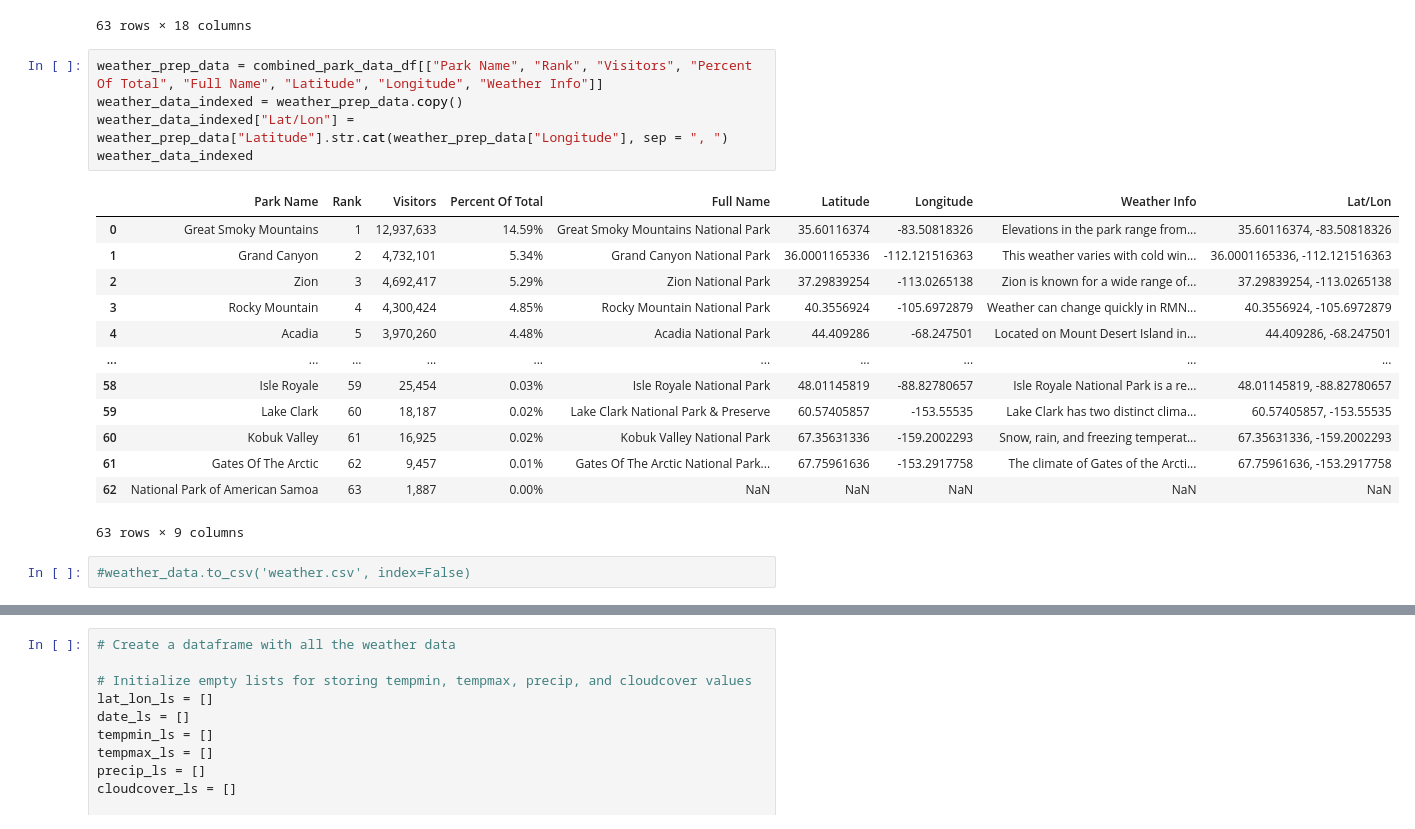
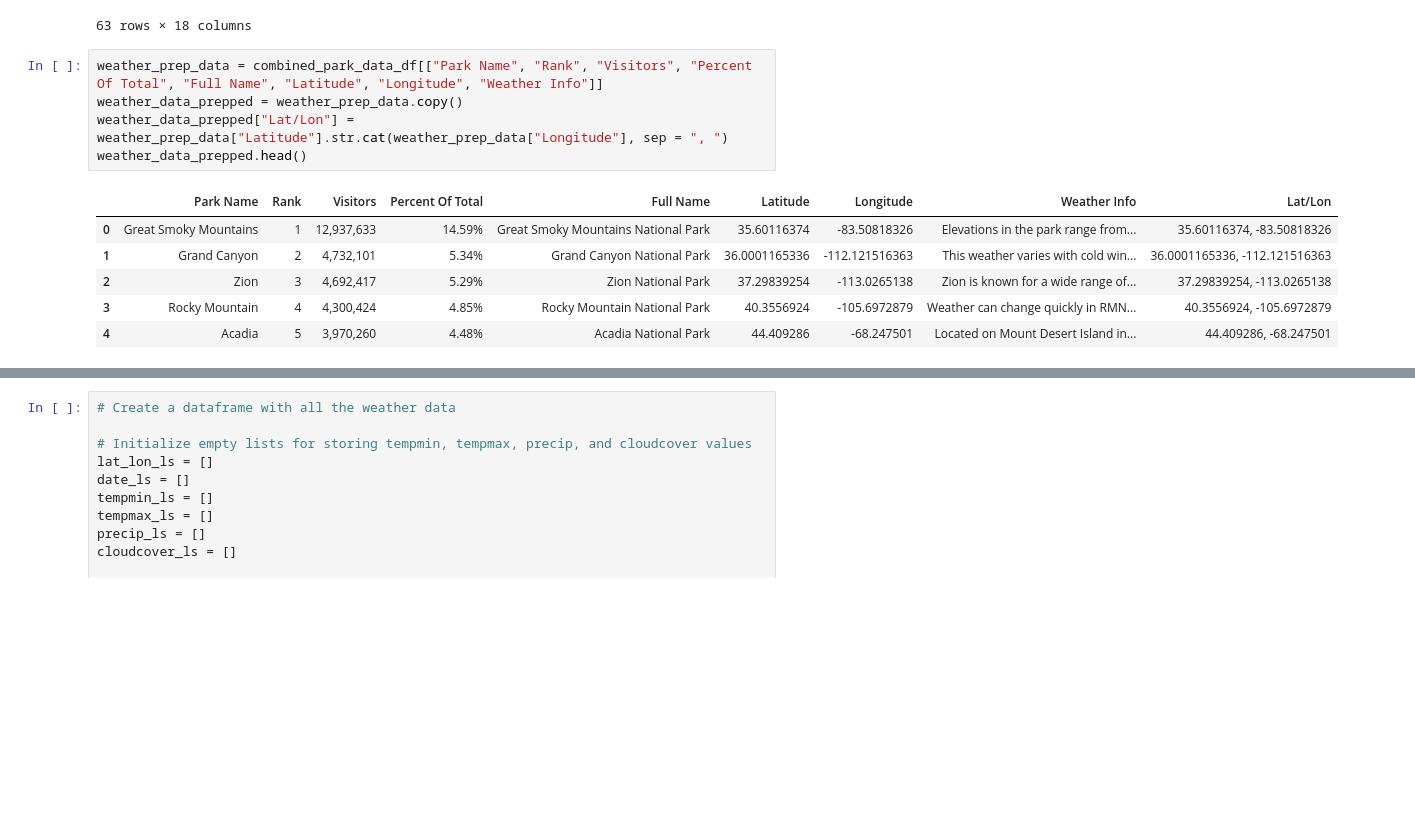
Before and after one commit to JessicaRBailey/Group_CA, a Jupyter notebook: Park_weather/weather.ipynb, the cells around one changed output, grey strips where cells are left out. Cells and saved outputs as stored; diff of their text form; blank space fills up the shorter version.

```diff
--- a/Park_weather/weather.ipynb
+++ b/Park_weather/weather.ipynb
@@ -120,23 +120,14 @@ combined_park_data_df
 63 rows × 18 columns
 # %%
 weather_prep_data = combined_park_data_df[["Park Name", "Rank", "Visitors", "Percent Of Total", "Full Name", "Latitude", "Longitude", "Weather Info"]]
-weather_data_indexed = weather_prep_data.copy()
-weather_data_indexed["Lat/Lon"] = weather_prep_data["Latitude"].str.cat(weather_prep_data["Longitude"], sep = ", ")
-weather_data_indexed
+weather_data_prepped = weather_prep_data.copy()
+weather_data_prepped["Lat/Lon"] = weather_prep_data["Latitude"].str.cat(weather_prep_data["Longitude"], sep = ", ")
+weather_data_prepped.head()
 # %% [output]
 |  | Park Name | Rank | Visitors | Percent Of Total | Full Name | Latitude | Longitude | Weather Info | Lat/Lon |
 | 0 | Great Smoky Mountains | 1 | 12,937,633 | 14.59% | Great Smoky Mountains National Park | 35.60116374 | -83.50818326 | Elevations in the park range from... | 35.60116374, -83.50818326 |
 | 1 | Grand Canyon | 2 | 4,732,101 | 5.34% | Grand Canyon National Park | 36.0001165336 | -112.121516363 | This weather varies with cold win... | 36.0001165336, -112.121516363 |
 | 2 | Zion | 3 | 4,692,417 | 5.29% | Zion National Park | 37.29839254 | -113.0265138 | Zion is known for a wide range of... | 37.29839254, -113.0265138 |
 | 3 | Rocky Mountain | 4 | 4,300,424 | 4.85% | Rocky Mountain National Park | 40.3556924 | -105.6972879 | Weather can change quickly in RMN... | 40.3556924, -105.6972879 |
 | 4 | Acadia | 5 | 3,970,260 | 4.48% | Acadia National Park | 44.409286 | -68.247501 | Located on Mount Desert Island in... | 44.409286, -68.247501 |
-| ... | ... | ... | ... | ... | ... | ... | ... | ... | ... |
-| 58 | Isle Royale | 59 | 25,454 | 0.03% | Isle Royale National Park | 48.01145819 | -88.82780657 | Isle Royale National Park is a re... | 48.01145819, -88.82780657 |
-| 59 | Lake Clark | 60 | 18,187 | 0.02% | Lake Clark National Park & Preserve | 60.57405857 | -153.55535 | Lake Clark has two distinct clima... | 60.57405857, -153.55535 |
-| 60 | Kobuk Valley | 61 | 16,925 | 0.02% | Kobuk Valley National Park | 67.35631336 | -159.2002293 | Snow, rain, and freezing temperat... | 67.35631336, -159.2002293 |
-| 61 | Gates Of The Arctic | 62 | 9,457 | 0.01% | Gates Of The Arctic National Park... | 67.75961636 | -153.2917758 | The climate of Gates of the Arcti... | 67.75961636, -153.2917758 |
-| 62 | National Park of American Samoa | 63 | 1,887 | 0.00% | NaN | NaN | NaN | NaN | NaN |
-63 rows × 9 columns
-# %%
-#weather_data.to_csv('weather.csv', index=False)
 # %%
```
Also changed, not shown: parts of 14 cells of this notebook, 2 other files.
